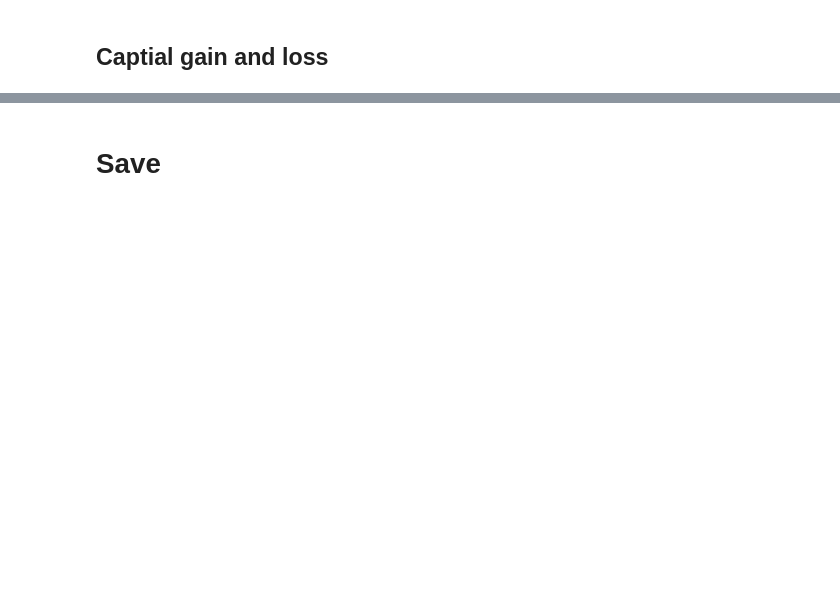
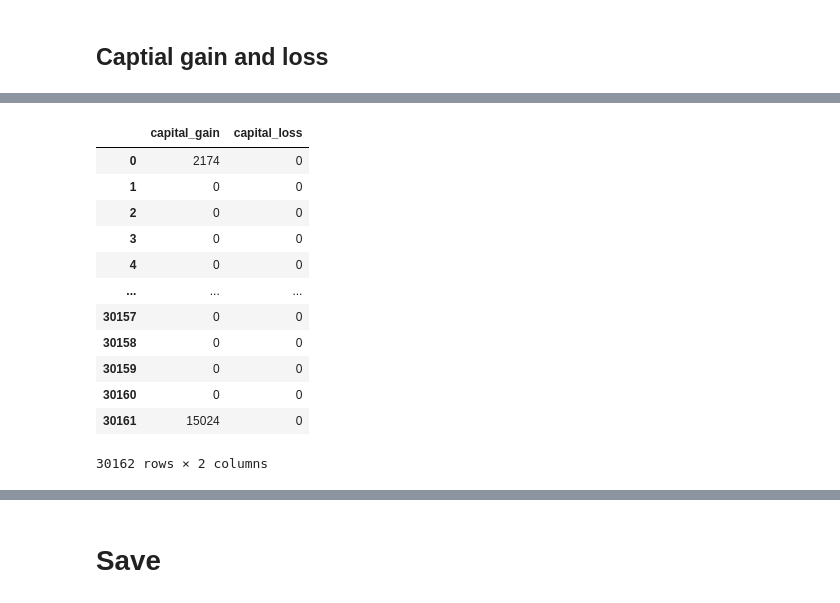
Before and after one commit to sesise0307/pydata2021-eda, a Jupyter notebook: notebook/2_Data_Loading_and_Preprocessing.ipynb, the cells around one changed output, grey strips where cells are left out. Cells and saved outputs as stored; diff of their text form; code cells hidden in the pictures; blank space fills up the shorter version.

```diff
--- a/notebook/2_Data_Loading_and_Preprocessing.ipynb
+++ b/notebook/2_Data_Loading_and_Preprocessing.ipynb
@@ -201,8 +389,22 @@ df['education-num'].head()
 # %%
-(  # Check if capital-gain and capital-loss appear at the same time
-    df[['capital-gain', 'capital-loss']]
+(  # Check if capital gain and capital loss appear at the same time
+    df[['capital_gain', 'capital_loss']]
 #     .astype(bool)
 #     .sum(axis='columns')
 #     .max()
 )
+# %% [output]
+|  | capital_gain | capital_loss |
+| 0 | 2174 | 0 |
+| 1 | 0 | 0 |
+| 2 | 0 | 0 |
+| 3 | 0 | 0 |
+| 4 | 0 | 0 |
+| ... | ... | ... |
+| 30157 | 0 | 0 |
+| 30158 | 0 | 0 |
+| 30159 | 0 | 0 |
+| 30160 | 0 | 0 |
+| 30161 | 15024 | 0 |
+30162 rows × 2 columns
 # %%
```
Also changed, not shown: parts of 42 cells of this notebook, 7 other files.
